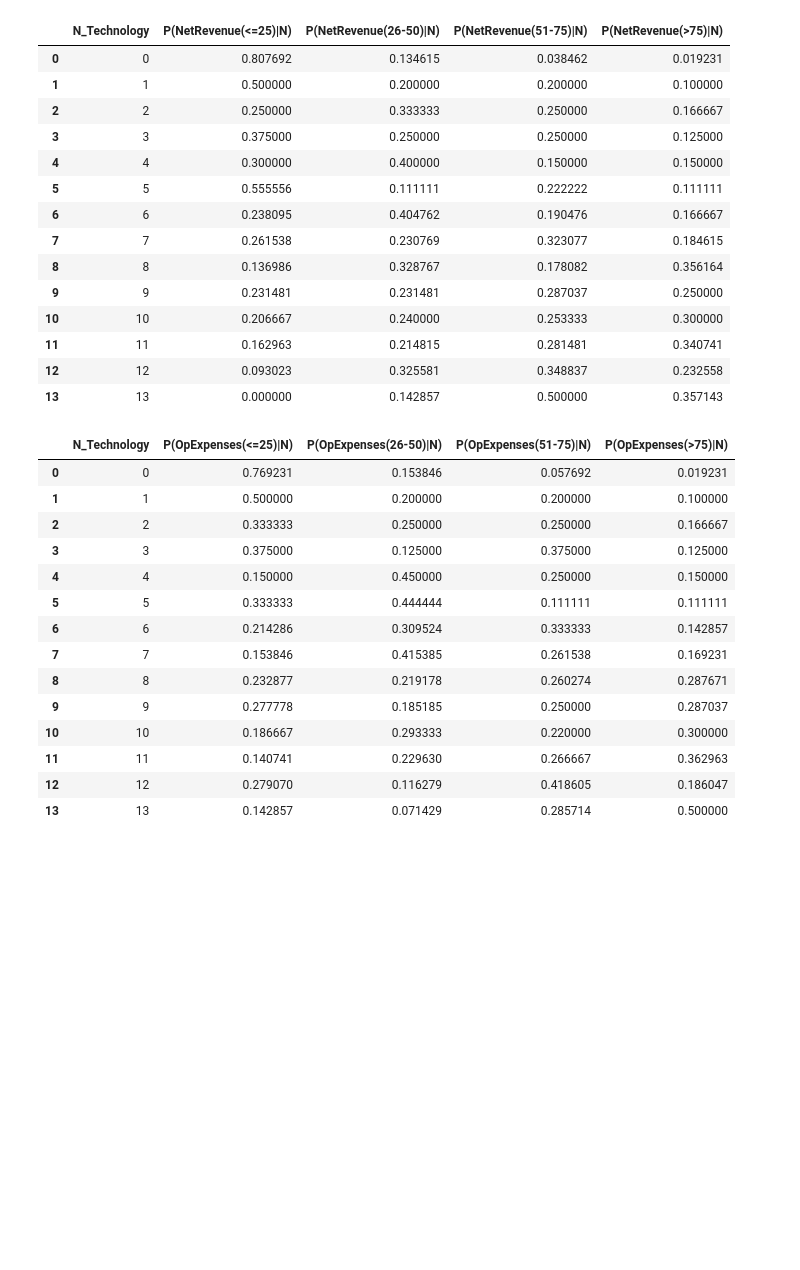
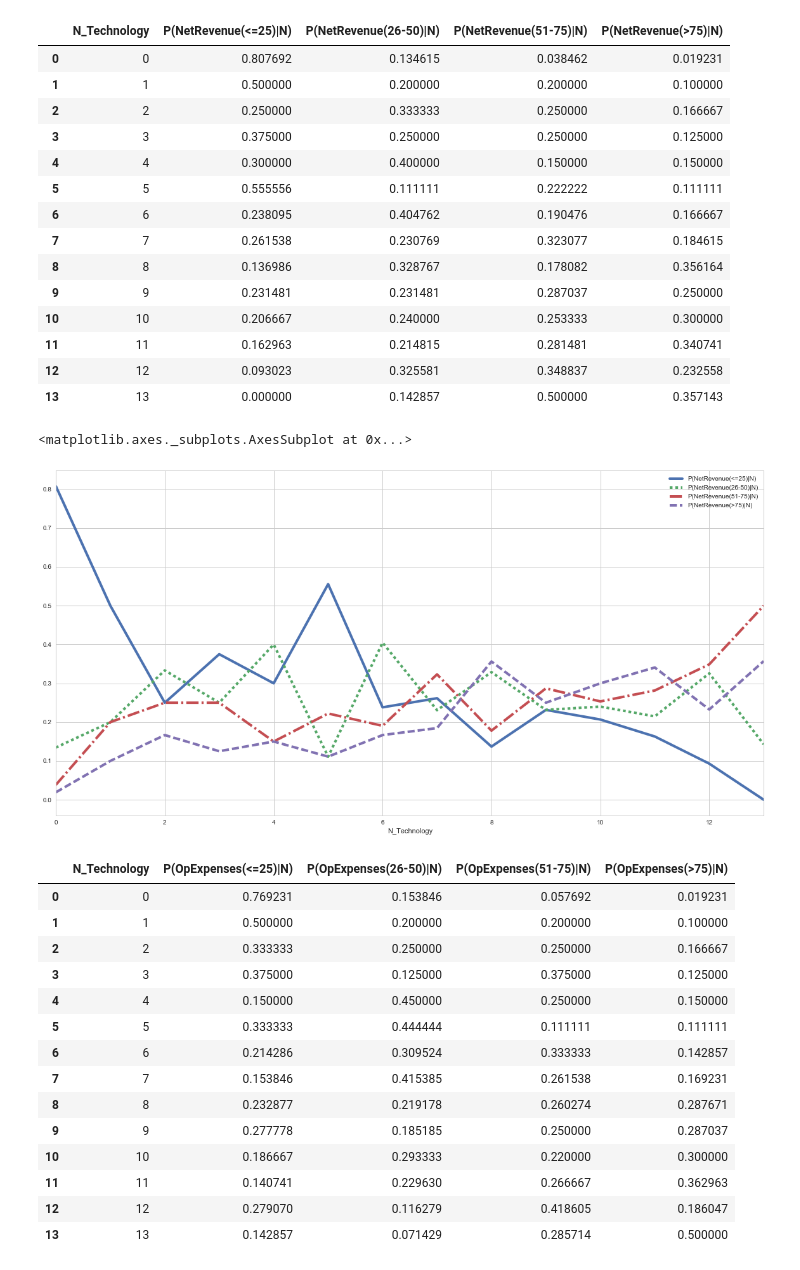
Before and after one commit to alexander-pan/truelytics, a Jupyter notebook: Conditional probability.ipynb, the cells around one changed output. Drawn from its saved outputs; the diff is of its cells as text; code cells hidden in the pictures; blank space fills up the shorter version.

Commit message:
conditional probability workbook with plots

```diff
--- a/Conditional probability.ipynb
+++ b/Conditional probability.ipynb
@@ -122,6 +122,12 @@ df2
 | 11 | 11 | 0.162963 | 0.214815 | 0.281481 | 0.340741 |
 | 12 | 12 | 0.093023 | 0.325581 | 0.348837 | 0.232558 |
 | 13 | 13 | 0.000000 | 0.142857 | 0.500000 | 0.357143 |
+# %%
+style = ['-',':','-.','--']
+df2.plot(x='N_Technology',y=df2.columns[1:],style=style,linewidth=4,figsize=(20,10))
+# %% [output]
+<matplotlib.axes._subplots.AxesSubplot at 0x...>
+[figure, added]
 # %%
 n_tech = list(np.arange(maxTech+1))
 pOpEx1 = findConditionalProbability(df1,maxTech,'OpExpenses(<=25)')
```
Also changed, not shown: parts of 3 cells of this notebook.
